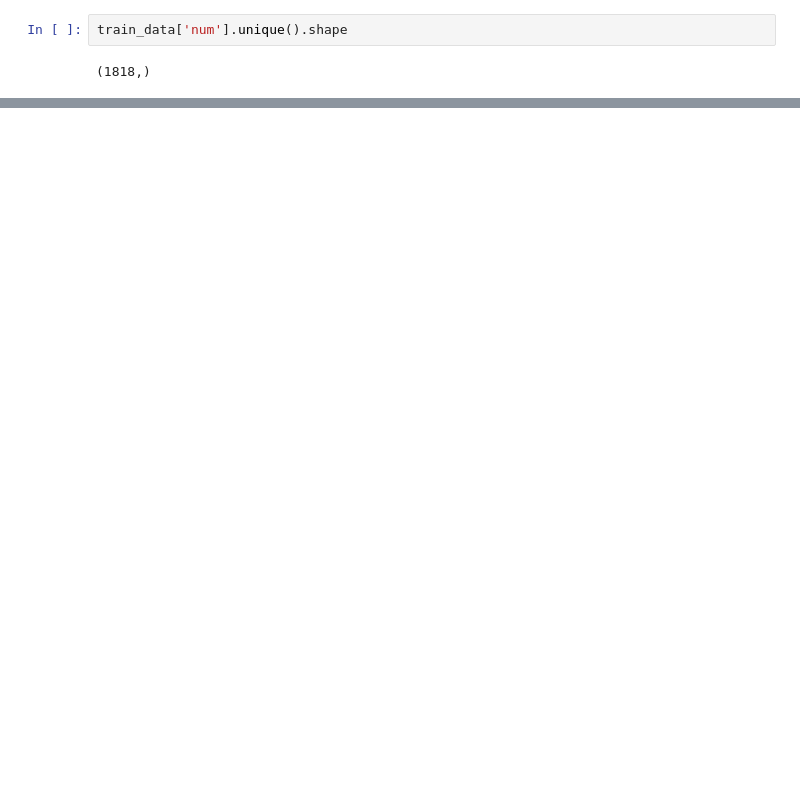
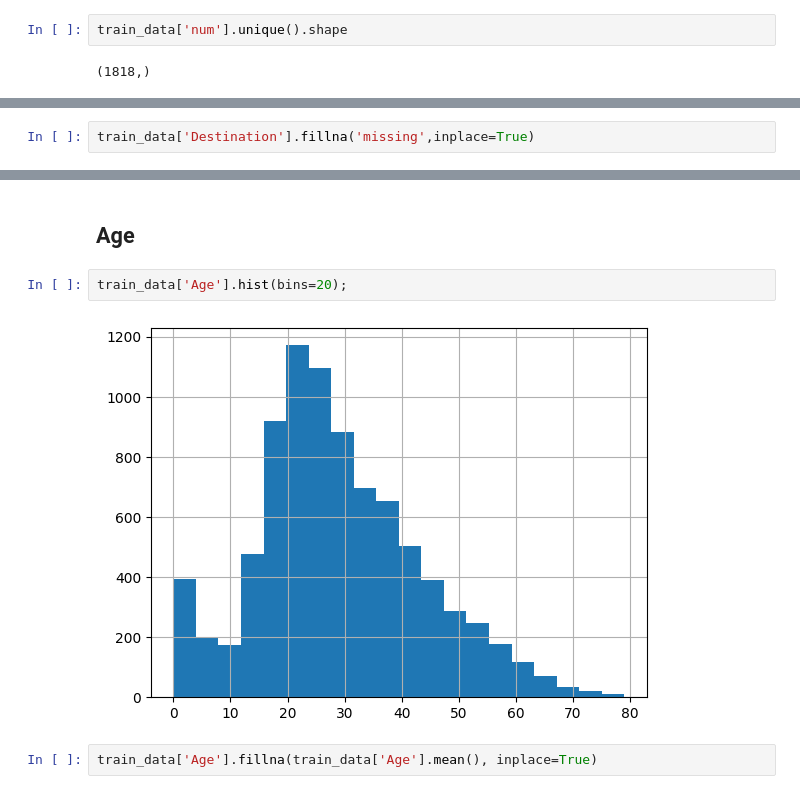
Before and after one commit to ij451r/Kaggle-Notebooks, a Jupyter notebook: spaceshipTitanic.ipynb, the cells around one changed output, grey strips where cells are left out. Saved outputs shown, nothing was run; the diff lists cells and outputs as text; blank space fills up the shorter version.

```diff
--- a/spaceshipTitanic.ipynb
+++ b/spaceshipTitanic.ipynb
@@ -204,0 +275,2 @@ for p in ax.patches:
+# %%
+train_data['Destination'].fillna('missing',inplace=True)
@@ -204,0 +284,8 @@ for p in ax.patches:
+# %% [markdown]
+## Age
+# %%
+train_data['Age'].hist(bins=20);
+# %% [output]
+[figure, added]
+# %%
+train_data['Age'].fillna(train_data['Age'].mean(), inplace=True)
```
Also changed, not shown: parts of 28 cells of this notebook.
